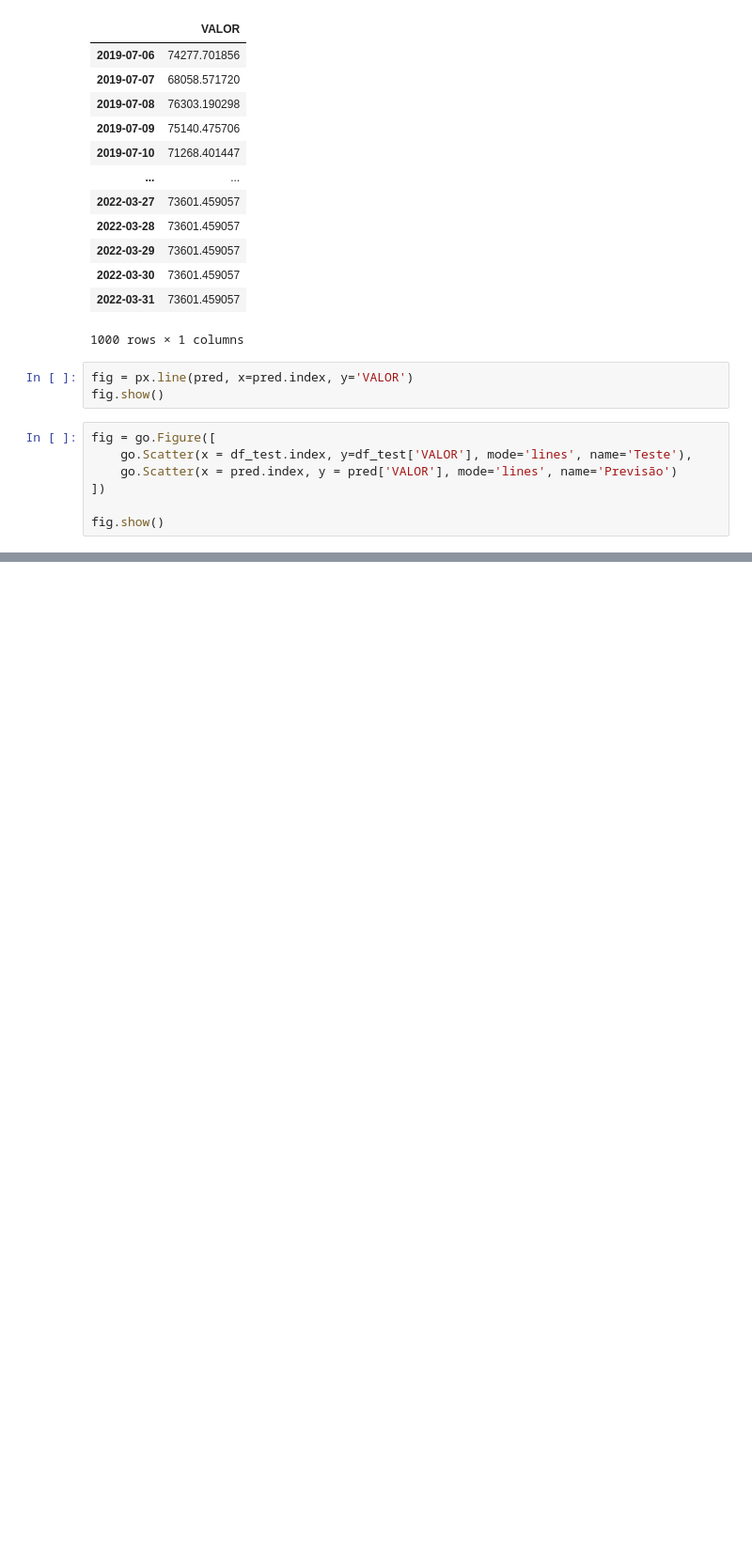
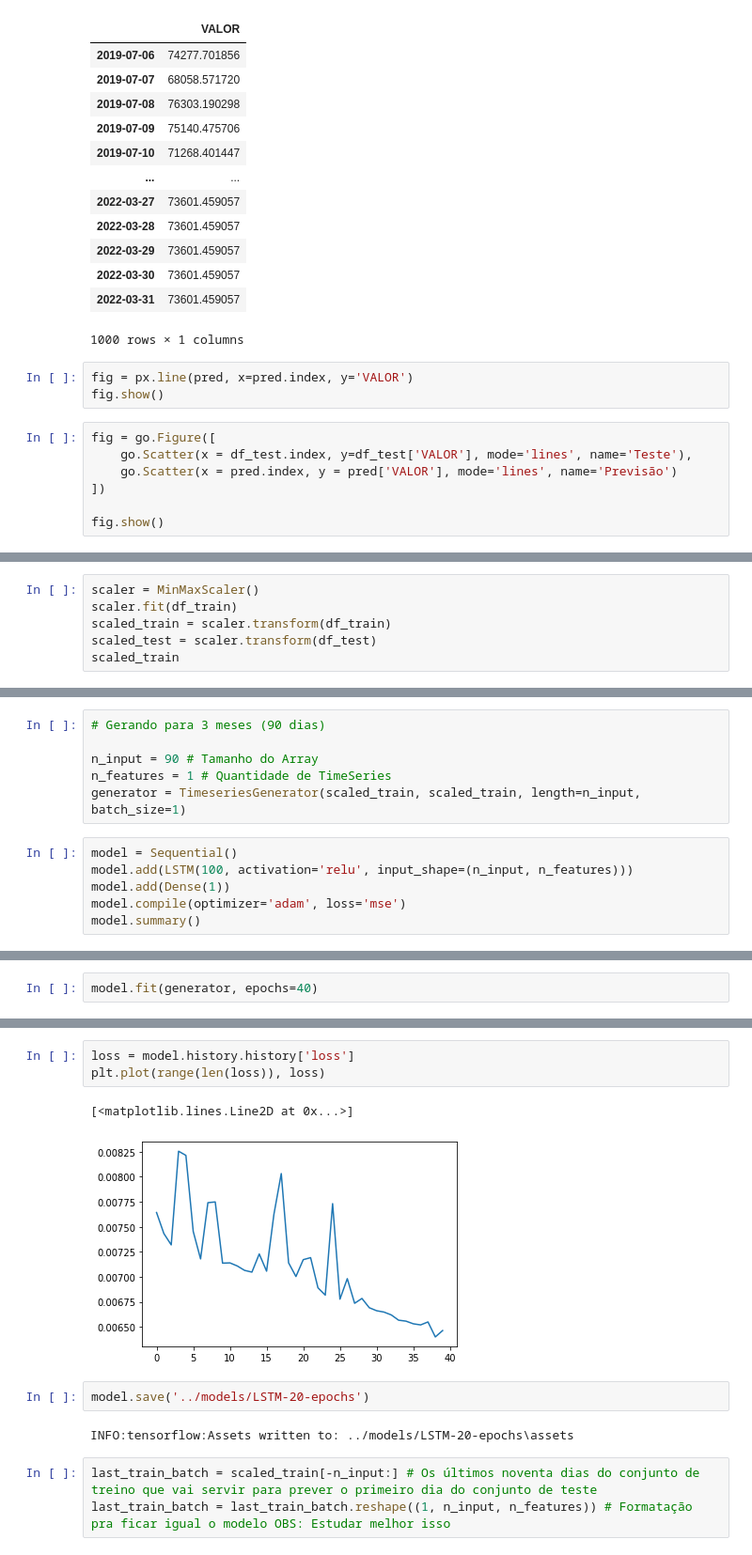
Before and after one commit to brunoperdigao/Senado---Analise-de-dados-CEAPS, a Jupyter notebook: notebooks/Serie temporal.ipynb, the cells around one changed output, grey strips where cells are left out. Shown at 94% size. Cells and saved outputs as stored; diff of their text form; blank space fills up the shorter version.

Commit message:
adicionado modelo LSTM treinado com 20 epochs

```diff
--- a/notebooks/Serie temporal.ipynb
+++ b/notebooks/Serie temporal.ipynb
@@ -234,0 +289,6 @@ fig.show()
+# %%
+scaler = MinMaxScaler()
+scaler.fit(df_train)
+scaled_train = scaler.transform(df_train)
+scaled_test = scaler.transform(df_test)
+scaled_train
@@ -234,0 +323,12 @@ fig.show()
+# %%
+# Gerando para 3 meses (90 dias)
+
+n_input = 90 # Tamanho do Array
+n_features = 1 # Quantidade de TimeSeries
+generator = TimeseriesGenerator(scaled_train, scaled_train, length=n_input, batch_size=1)
+# %%
+model = Sequential()
+model.add(LSTM(100, activation='relu', input_shape=(n_input, n_features)))
+model.add(Dense(1))
+model.compile(optimizer='adam', loss='mse')
+model.summary()
@@ -234,0 +349,2 @@ fig.show()
+# %%
+model.fit(generator, epochs=40)
@@ -234,0 +370,13 @@ fig.show()
+# %%
+loss = model.history.history['loss']
+plt.plot(range(len(loss)), loss)
+# %% [output]
+[<matplotlib.lines.Line2D at 0x...>]
+[figure, added]
+# %%
+model.save('../models/LSTM-20-epochs')
+# %% [output]
+INFO:tensorflow:Assets written to: ../models/LSTM-20-epochs\assets
+# %%
+last_train_batch = scaled_train[-n_input:] # Os últimos noventa dias do conjunto de treino que vai servir para prever o primeiro dia do conjunto de teste
+last_train_batch = last_train_batch.reshape((1, n_input, n_features)) # Formatação pra ficar igual o modelo OBS: Estudar melhor isso
```
Also changed, not shown: parts of 20 cells of this notebook, 8 other files.
